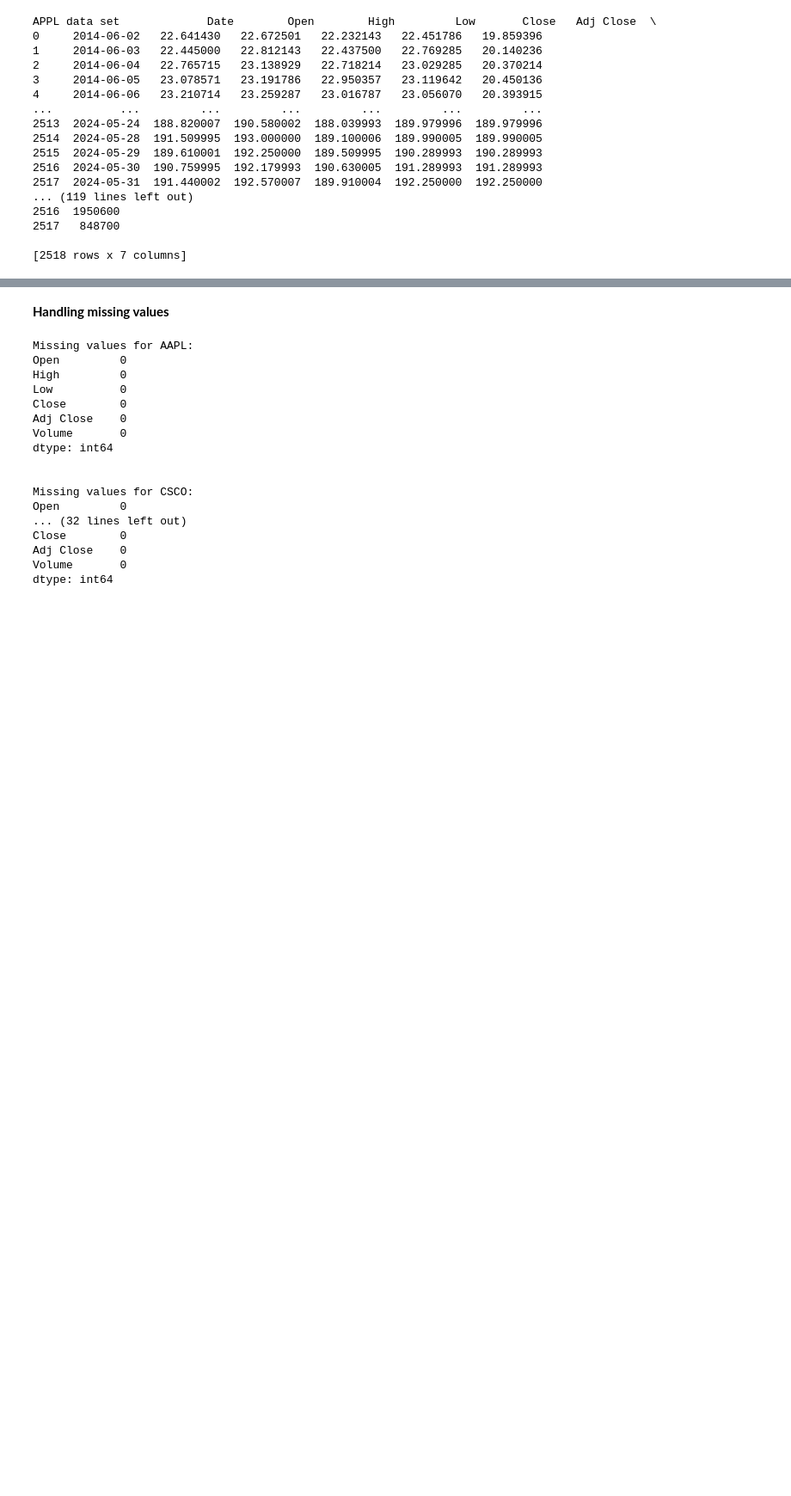
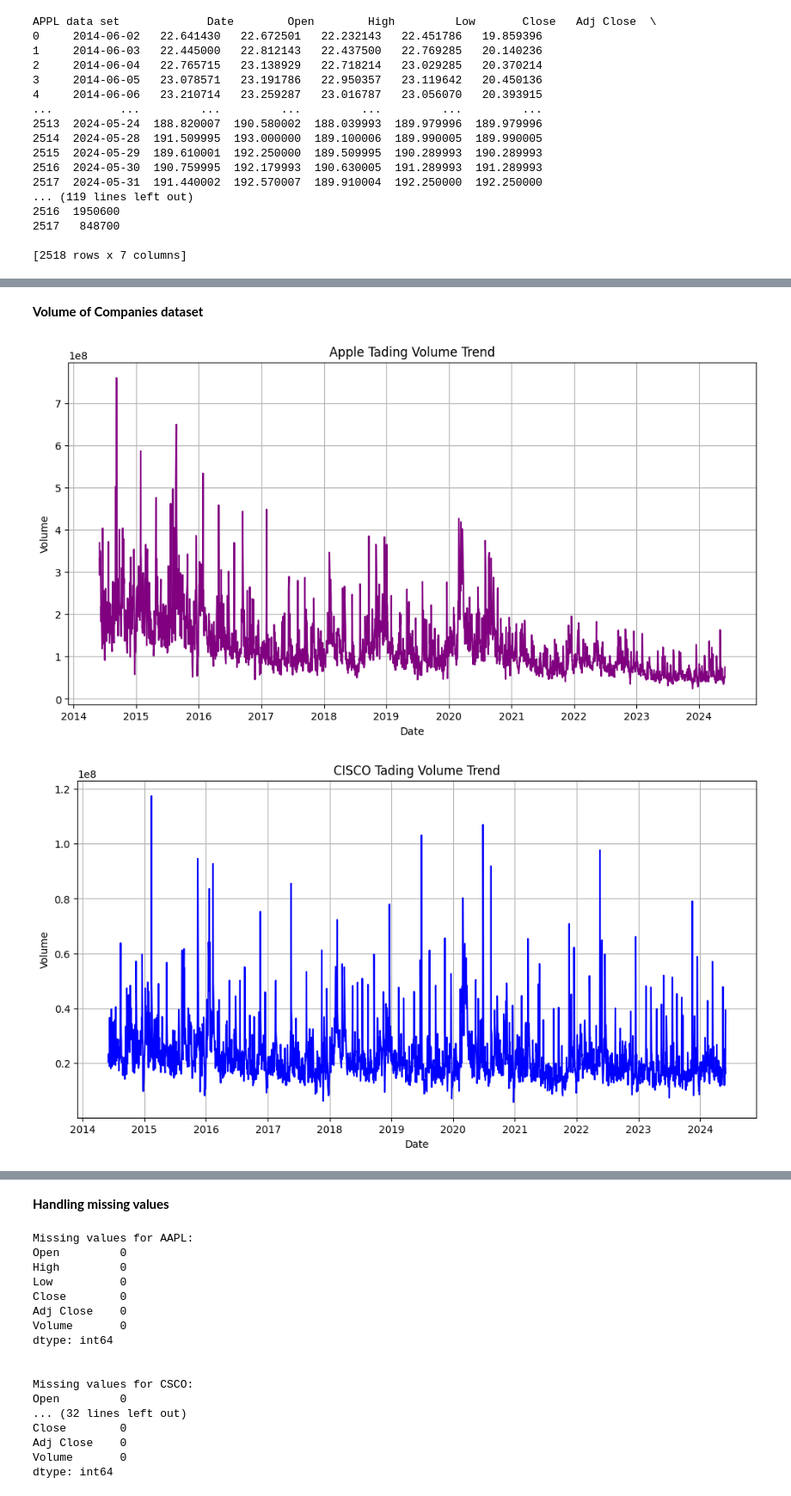
Before and after one commit to RajaOsama08/Stock-Market-Prediction, a Jupyter notebook: Stock_market_Prediction.ipynb, the cells around one changed output, grey strips where cells are left out. Shown: that part at 86% size. Saved outputs shown, nothing was run; the diff lists cells and outputs as text; code cells hidden in the pictures; blank space fills up the shorter version.

```diff
--- a/Stock_market_Prediction.ipynb
+++ b/Stock_market_Prediction.ipynb
@@ -153,3 +145,24 @@ Date
 2024-05-31   848700
 
 [2518 rows x 6 columns]
+# %% [markdown]
+**Volume of Companies dataset**
+# %%
+def trading_vol_plot(df, color, title):
+
+    plt.figure(figsize=(12, 6))
+    plt.plot(df.index, df['Volume'], label='Volume', color=color)
+    plt.title(title)
+    plt.xlabel('Date')
+    plt.ylabel('Volume')
+    plt.grid(True)
+    plt.show()
+# %%
+trading_vol_plot(df1, color='purple', title='Apple Tading Volume Trend')
+trading_vol_plot(df2, color='blue', title='Cisco Tading Volume Trend')
+trading_vol_plot(df3, color='green', title='Intel Tading Volume Trend')
+trading_vol_plot(df4, color='red', title='Nvidia Tading Volume Trend')
+trading_vol_plot(df5, color='magenta', title='Sap Tading Volume Trend')
+# %% [output]
+[figure, added]
+[figure, added]
```
Also changed, not shown: parts of 21 cells of this notebook.
